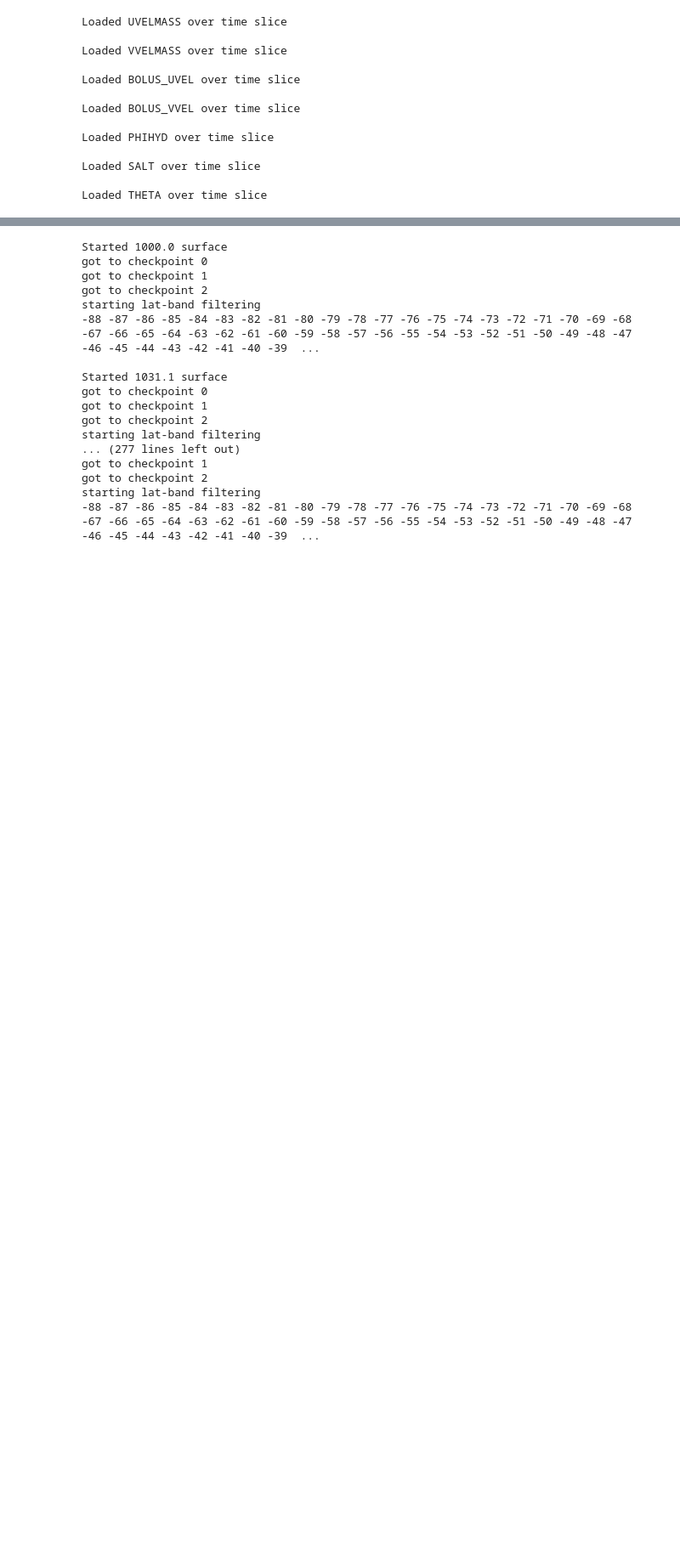
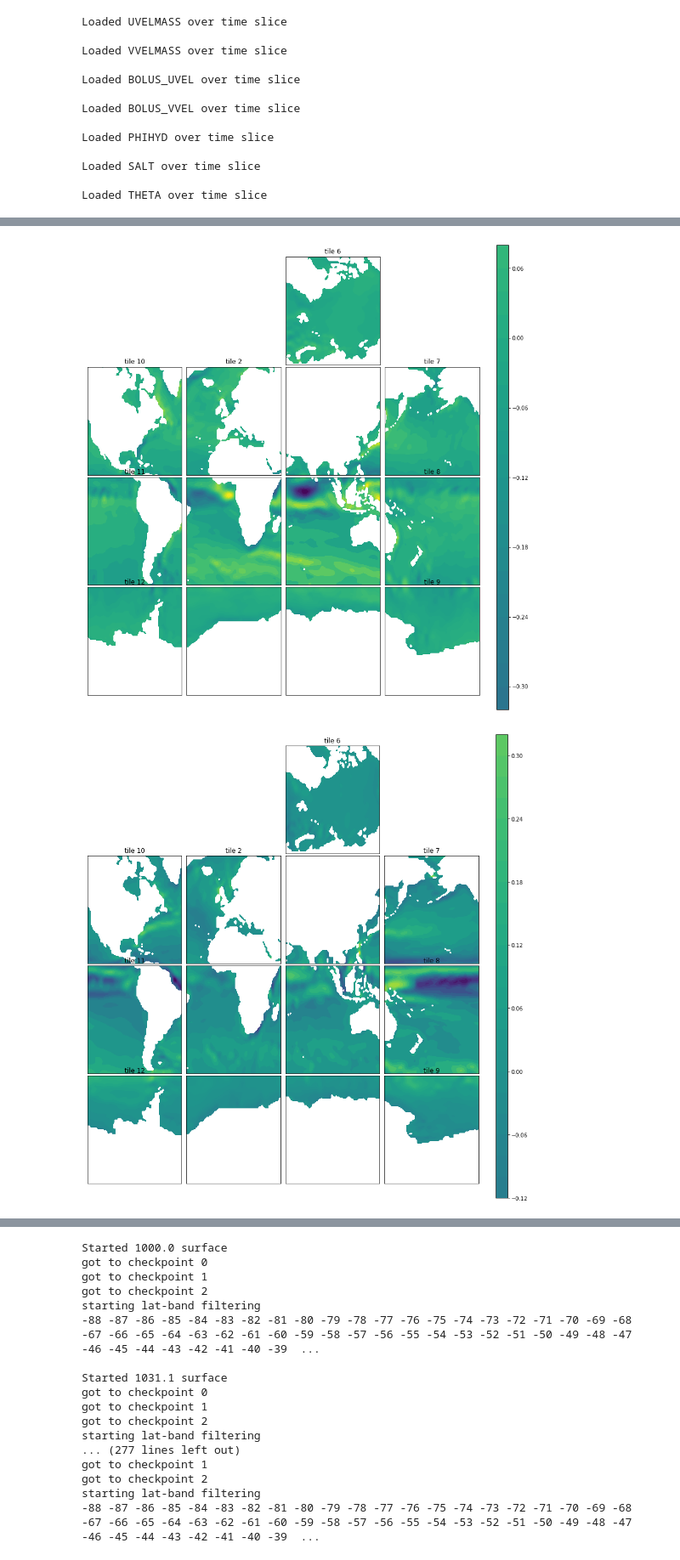
Before and after one commit to tatsumonkman47/ECCO-potential-density-overturning, a Jupyter notebook: meridional_overturning_in_potdens_space_PROTOTYPE_atl.ipynb, the cells around one changed output, grey strips where cells are left out. Shown: that part at 85% size. Cells and saved outputs as stored; diff of their text form; code cells hidden in the pictures; blank space fills up the shorter version.

```diff
--- a/meridional_overturning_in_potdens_space_PROTOTYPE_atl.ipynb
+++ b/meridional_overturning_in_potdens_space_PROTOTYPE_atl.ipynb
@@ -120,3 +120,7 @@ Loaded PHIHYD over time slice
 Loaded SALT over time slice
 
 Loaded THETA over time slice
+# %%
+plotting_functions.world_plot(UVELMASS_ds_raw["UVELMASS"].isel(time=0,k=0))
+plotting_functions.world_plot(VVELMASS_ds_raw["VVELMASS"].isel(time=0,k=0))
+# %% [output]
@@ -122,0 +128,2 @@ Loaded THETA over time slice
+[figure, added]
+[figure, added]
```
Also changed, not shown: parts of 6 cells of this notebook, 4 other files.
